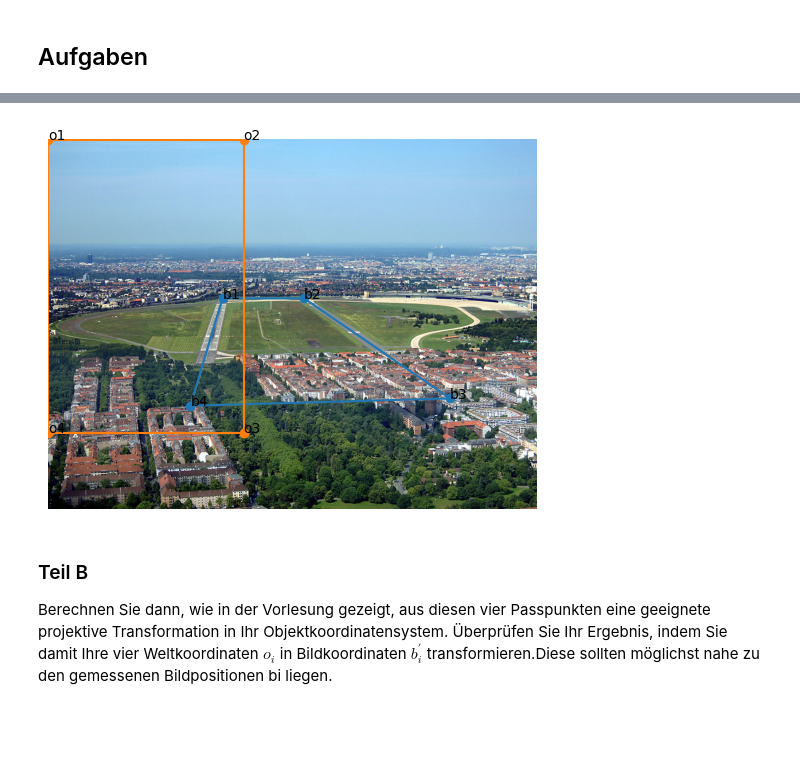
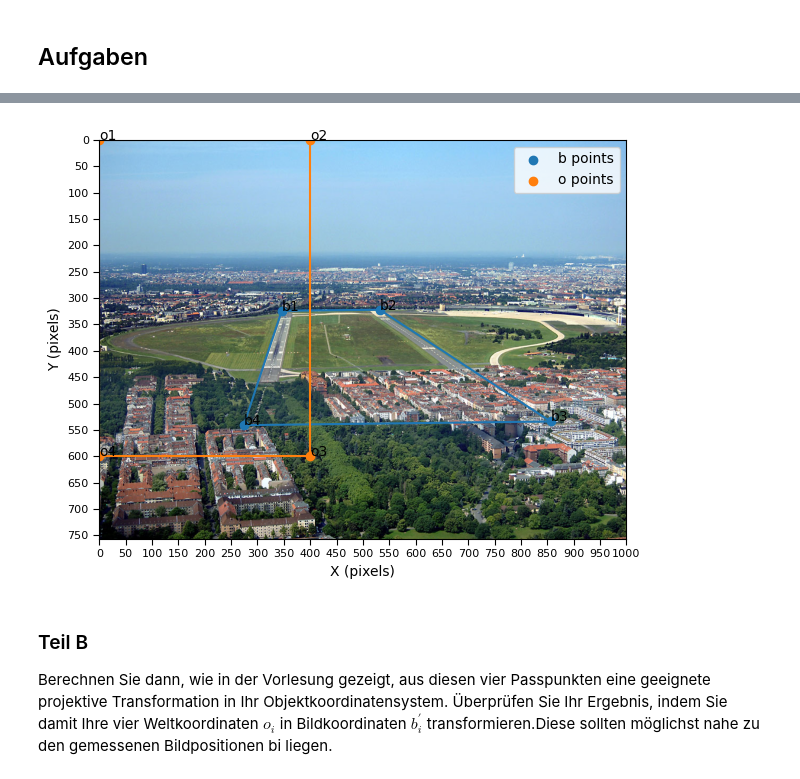
Before and after one commit to LordOfReinkeness/Computer_Vision_SoSe25, a Jupyter notebook: 02_projective_rectification.ipynb, the cells around one changed output, grey strips where cells are left out. Cells and saved outputs as stored; diff of their text form; code cells hidden in the pictures; blank space fills up the shorter version.

```diff
--- a/02_projective_rectification.ipynb
+++ b/02_projective_rectification.ipynb
@@ -16,19 +17,35 @@ from skimage.io import imread
 
 np.set_printoptions(precision=4, suppress=True)
 # %%
-def plot_image_points(img, o_i, b_i):
-    plt.imshow(img)
-    plt.scatter(b_i[:,0], b_i[:,1])
-    plt.scatter(o_i[:,0], o_i[:,1])
+def plot_image_points(img, o_i, b_i, tick_step=50):
+    fig, ax = plt.subplots()
+    ax.imshow(img)
+    # plot points
+    ax.scatter(b_i[:,0], b_i[:,1], label='b points')
+    ax.scatter(o_i[:,0], o_i[:,1], label='o points')
+    # draw outlines
     b_outline = np.vstack([b_i, b_i[0]])
-    plt.plot(b_outline[:,0], b_outline[:,1])
     o_outline = np.vstack([o_i, o_i[0]])
-    plt.plot(o_outline[:,0], o_outline[:,1])
+    ax.plot(b_outline[:,0], b_outline[:,1])
+    ax.plot(o_outline[:,0], o_outline[:,1])
+    # annotate points
     for i, (x, y) in enumerate(b_i):
-        plt.text(x, y, f'b{i+1}')
+        ax.text(x, y, f'b{i+1}')
     for i, (x, y) in enumerate(o_i):
-        plt.text(x, y, f'o{i+1}')
-    plt.axis('off')
+        ax.text(x, y, f'o{i+1}')
+    # show pixel ticks and labels
+    h, w = img.shape[:2]
+    ax.set_xlim(0, w)
+    ax.set_ylim(h, 0)                   # invert y-axis so origin is top-left
+    ax.set_xlabel('X (pixels)')
+    ax.set_ylabel('Y (pixels)')
+    ax.xaxis.set_major_locator(MaxNLocator(integer=True))
+    ax.yaxis.set_major_locator(MaxNLocator(integer=True))
+    ax.set_xticks(np.arange(0, w+1, tick_step))
+    ax.set_yticks(np.arange(0, h+1, tick_step))
+    ax.tick_params(axis='both', which='major', labelsize=8, length=4)
+    ax.legend(loc='upper right')
+    plt.tight_layout()
     plt.show()
 
 def display_images(images, descriptions=None, title=None):
@@ -80,24 +97,24 @@ Suchen Sie in der Datei `schraegbild_tempelhof.jpg` vier markante Punkte im Bild
 # %%
 img = imread('./data/schraegbild_tempelhof.jpg')
 
 b_i = np.array([
-    [357, 325],
-    [524, 325],
-    [823, 530],
-    [291, 545]
+	[346, 324],
+	[532, 322],
+	[856, 534],
+	[274, 541]
 ], dtype=int)
 
 img_height, img_width = 600, 400
 o_i = np.array([
         [0, 0],
         [img_width, 0],
         [img_width, img_height],
         [0,img_height]
     ])
 
 plot_image_points(img, o_i, b_i)
 # %% [output]
-[figure, old version]
+[figure, new version]
 # %% [markdown]
 ### Teil B
 Berechnen Sie dann, wie in der Vorlesung gezeigt, aus diesen vier Passpunkten eine geeignete projektive Transformation in Ihr Objektkoordinatensystem. Überprüfen Sie Ihr Ergebnis, indem Sie damit Ihre vier Weltkoordinaten $o_i$ in Bildkoordinaten $b^′_i$ transformieren.Diese sollten möglichst nahe zu den gemessenen Bildpositionen bi liegen.
```
Also changed, not shown: parts of 5 cells of this notebook, 4 other files.
